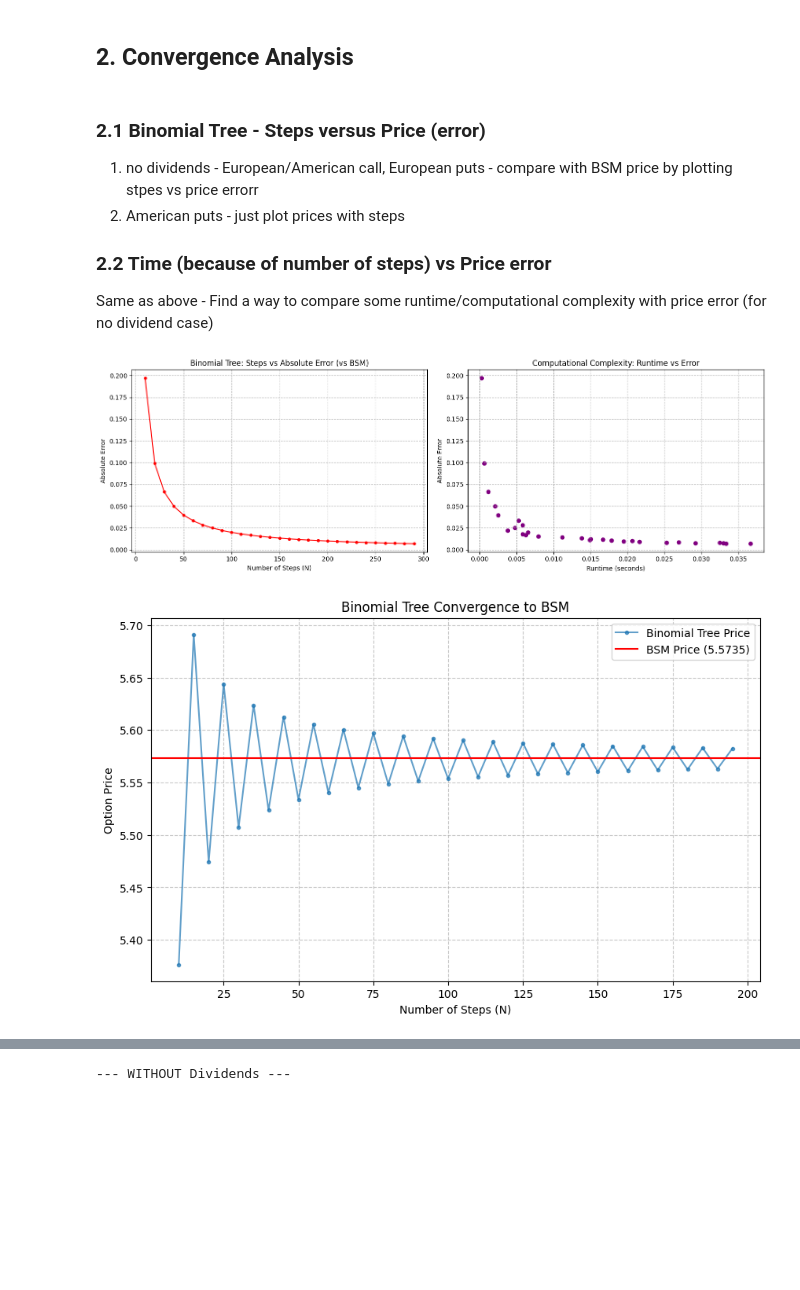
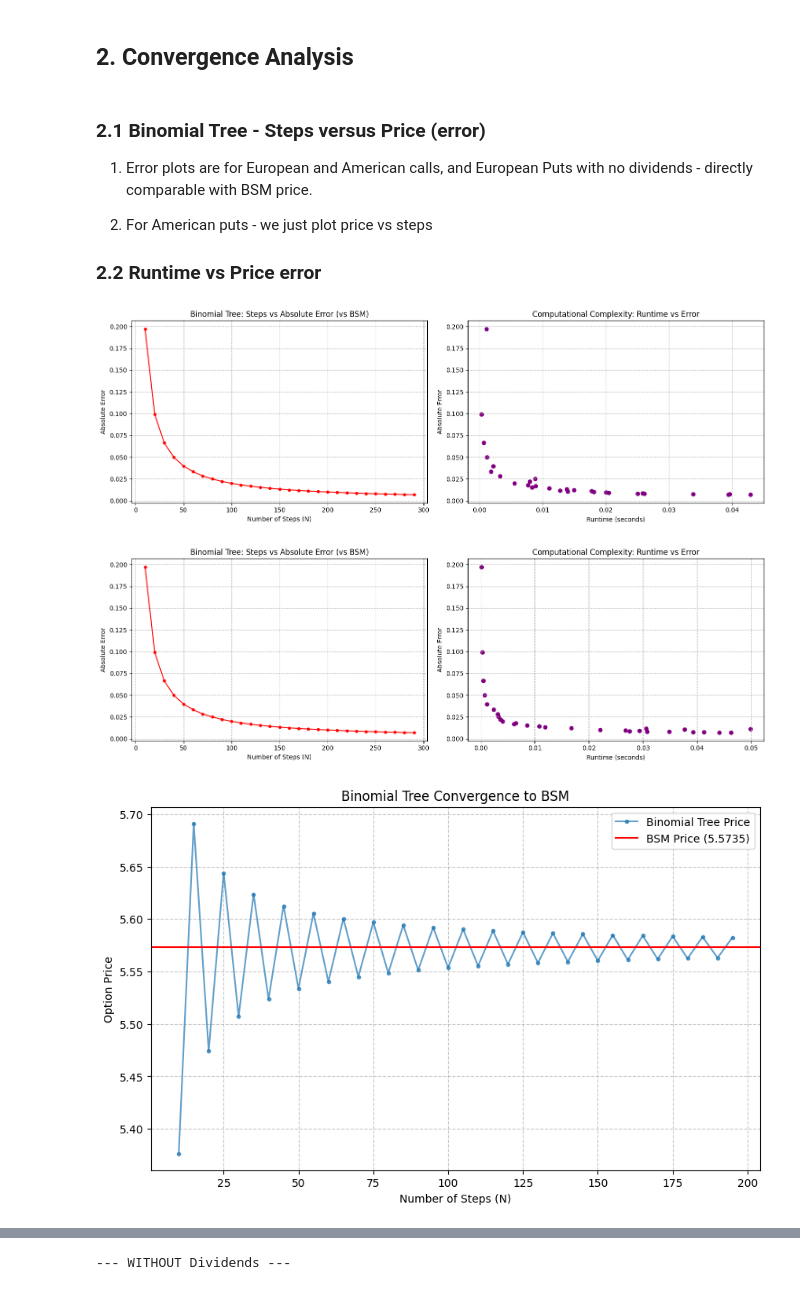
Before and after one commit to Sakii0912/Options_Pricing_Engine, a Jupyter notebook: notebooks/BSM_Binomial.ipynb, the cells around one changed output, grey strips where cells are left out. Saved outputs shown, nothing was run; the diff lists cells and outputs as text; code cells hidden in the pictures; blank space fills up the shorter version.

```diff
--- a/notebooks/BSM_Binomial.ipynb
+++ b/notebooks/BSM_Binomial.ipynb
@@ -44,21 +44,24 @@ plot_exercise_boundary_binomial_bsm(am_put, am_put_example, title="American Put
 # %% [markdown]
 ### 2.1 Binomial Tree - Steps versus Price (error)
 
-1. no dividends - European/American call, European puts - compare with BSM price by plotting stpes vs price errorr
-2. American puts - just plot prices with steps
+1. Error plots are for European and American calls, and European Puts with no dividends - directly comparable with BSM price.
+
+2. For American puts - we just plot price vs steps
 
 
-### 2.2 Time (because of number of steps) vs Price error
-Same as above - Find a way to compare some runtime/computational complexity with price error (for no dividend case)
+### 2.2 Runtime vs Price error
 # %%
 # 2.1 & 2.2: Binomial Tree Steps vs Price Error AND Runtime vs Error
 plot_convergence_error_and_time(eur_put, market_no_div, step_range=range(10, 300, 10))
 
+plot_convergence_error_and_time(eur_call, market_no_div, step_range=range(10, 300, 10))
+
 # For American Puts, BSM isn't accurate, so we just plot price vs steps
 plot_binomial_convergence(eur_put, market_no_div, step_range=range(10, 200, 5)) # Proxy test
 # %% [output]
-[figure, old version]
+[figure, new version]
-[figure, old version]
+[figure, new version]
+[figure, added]
 # %% [markdown]
 ## 3. Graphs for both Put and call - assuming no dividends, for everything
 
```
Also changed, not shown: parts of 5 cells of this notebook.
